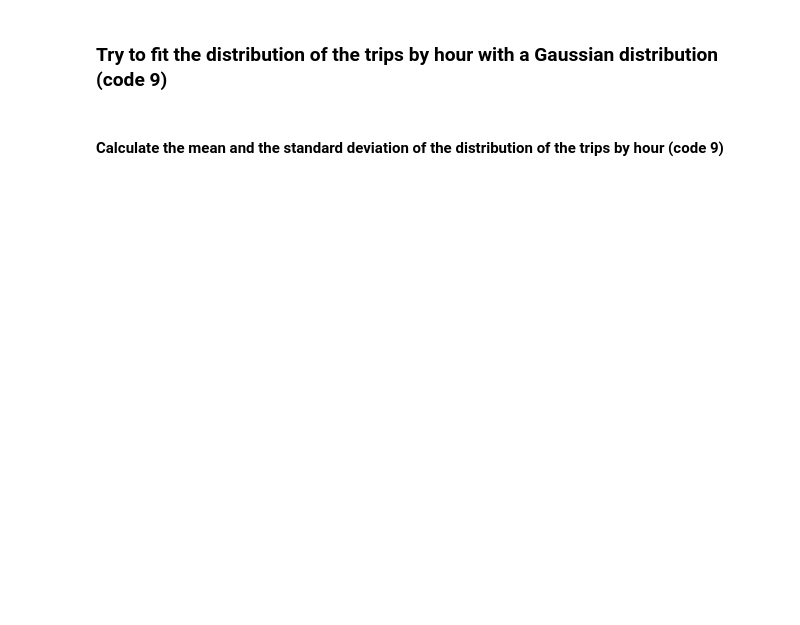
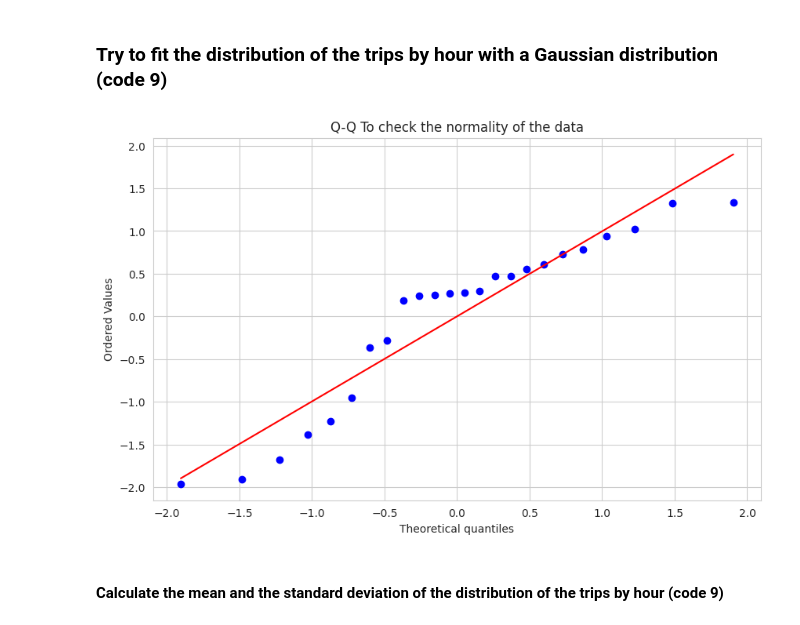
Before and after one commit to NicolaPicciafuoco/time-series-analysis, a Jupyter notebook: code/dataset_taxy_NYC/descriptive_analysis.ipynb, the cells around one changed output. Saved outputs shown, nothing was run; the diff lists cells and outputs as text; code cells hidden in the pictures; blank space fills up the shorter version.

```diff
--- a/code/dataset_taxy_NYC/descriptive_analysis.ipynb
+++ b/code/dataset_taxy_NYC/descriptive_analysis.ipynb
@@ -254,3 +328,28 @@ plt.show()
+# %%
+hour_freq = df_total['hour'].value_counts().sort_index()
+
+# 1. Standardizzazione dei dati
+mean = hour_freq.mean()  # Calculate the mean
+std = hour_freq.std()    # Deviazione standard for frequency of trips
+# This process can traform the data for have a media of 0 and a standard deviation of 1
+
+
+hour_freq_standardized = (hour_freq - mean) / std # Standardizzazione of the frequency of trips
+
+# 2. Q-Q Plot for check the normality of the data
+# Q-Q Plot (Quantile-Quantile Plot) compares the quantiles of your observed data (in this case, hour_freq_standardized) with the quantiles of a theoretical normal distribution.
+# If your data follows a normal distribution:
+# The Q-Q Plot points line up along the red diagonal line (representing the theoretical values of a standardized normal).
+# If the data deviate from the diagonal line:
+# Indicates that the data do not follow a normal distribution.
+# The further the points are from the diagonal line, the more the data deviate from a normal distribution.
+plt.figure(figsize=(10, 6))
+probplot(hour_freq_standardized, dist="norm", plot=plt)
+plt.title("Q-Q To check the normality of the data")
+plt.grid(True)
+plt.show()
+# %% [output]
+[figure, added]
 # %% [markdown]
 #### Calculate the mean and the standard deviation of the distribution of the trips by hour (code 9)
 # %%
```
Also changed, not shown: parts of 7 cells of this notebook, 2 other files.
